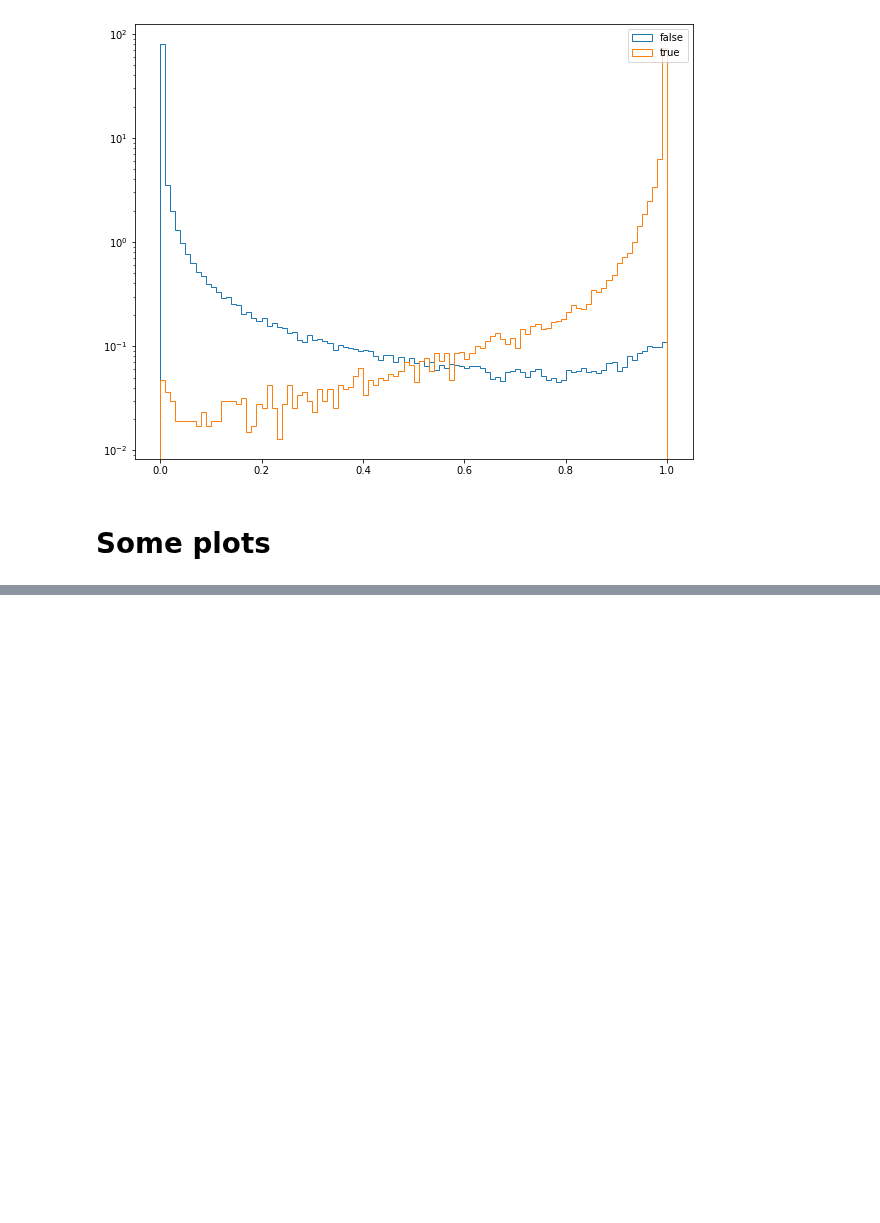
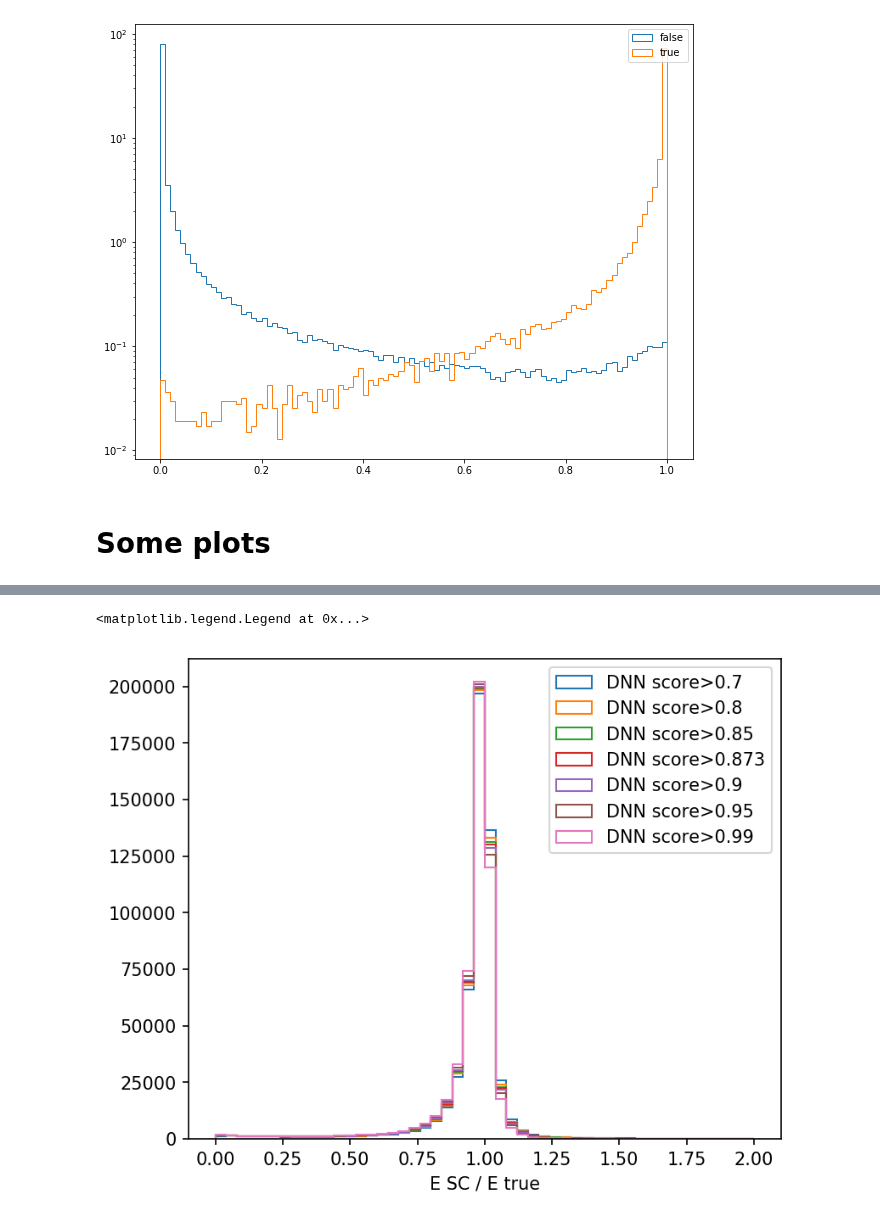
Before and after one commit to valsdav/DeepSuperCluster, a Jupyter notebook: SimpleDNN.ipynb, the cells around one changed output, grey strips where cells are left out. Cells and saved outputs as stored; diff of their text form; code cells hidden in the pictures; blank space fills up the shorter version.

```diff
--- a/SimpleDNN.ipynb
+++ b/SimpleDNN.ipynb
@@ -315,0 +438,4 @@ cols = ["seed_eta", "seed_phi", "seed_iz","cluster_deta", "cluster_dphi", "en_se
+# %%
+from keras.models import load_model
+model = load_model("models/model8_balanced.hd5")
+scaler = pickle.load(open("models/scaler.pkl", "rb"))
@@ -316,3 +463,18 @@ cols = ["seed_eta", "seed_phi", "seed_iz","cluster_deta", "cluster_dphi", "en_se
+# %%
+datas_val = []
+
+for i in range(80, 125):
+    f = f"/eos/user/r/rdfexp/ecal/cluster/output_deepcluster_dumper/numpy_v3/clusters_data_{i}.pkl"
+    if not os.path.exists(f):
+        print("file not found: ", f)
+        continue
+    d = pickle.load(open(f, "rb"))
+    # KEEP also seed
+    datas_val.append(d[(d.is_calo)])
+
+data_val  = pd.concat(datas_val, ignore_index=True)
+
+cols = ["seed_eta", "seed_phi", "seed_iz","cluster_deta", "cluster_dphi", "en_seed", "en_cluster"]
 # %%
 data_val["y"] = model.predict(scaler.transform(data_val[cols].values), batch_size=2048)
 
@@ -471,0 +483,25 @@ ax[0][1].set_xlim(-0.8,0.8)
+# %%
+thresholds = [0.7,0.8,0.85, 0.873,0.9,0.95,0.99]
+
+results = {}
+
+for t in thresholds:
+
+    g = data_val[(data_val.y >  t) | (data_val.is_seed==True)].groupby("window_index", sort=False).agg(
+                        { "en_cluster": 'sum',
+                          "en_true": "min",
+                          "en_seed": "first",
+                          "seed_eta": "first",
+                          "seed_phi": "first"})
+    g["ratio"] = g["en_cluster"] / g["en_true"]
+
+    results[t] = g
+# %%
+fig, _ = plt.subplots(figsize=(6,5), dpi=150)
+for t , g in results.items():
+    plt.hist(g.ratio, range=(0,2), bins=50,  histtype="step", label=f"DNN score>{t}",)
+plt.xlabel("E SC / E true")
+plt.legend()
+# %% [output]
+<matplotlib.legend.Legend at 0x...>
+[figure, added]
```
Also changed, not shown: parts of 39 cells of this notebook, 3 other files.
